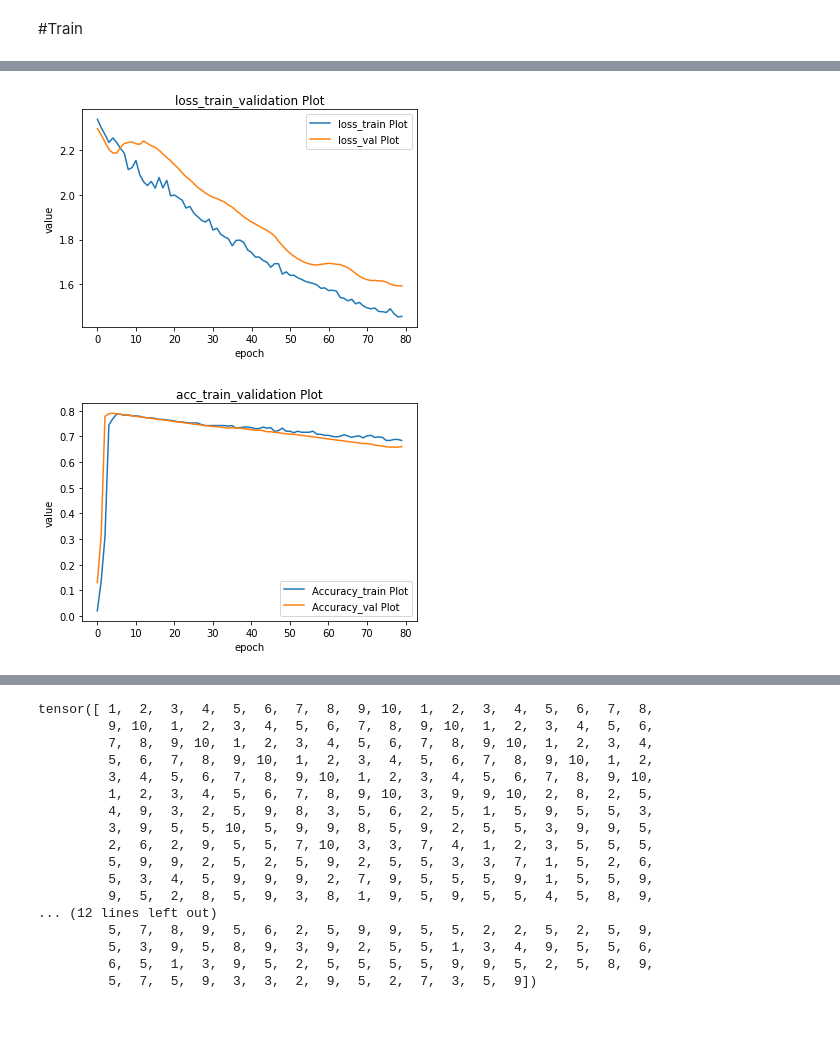
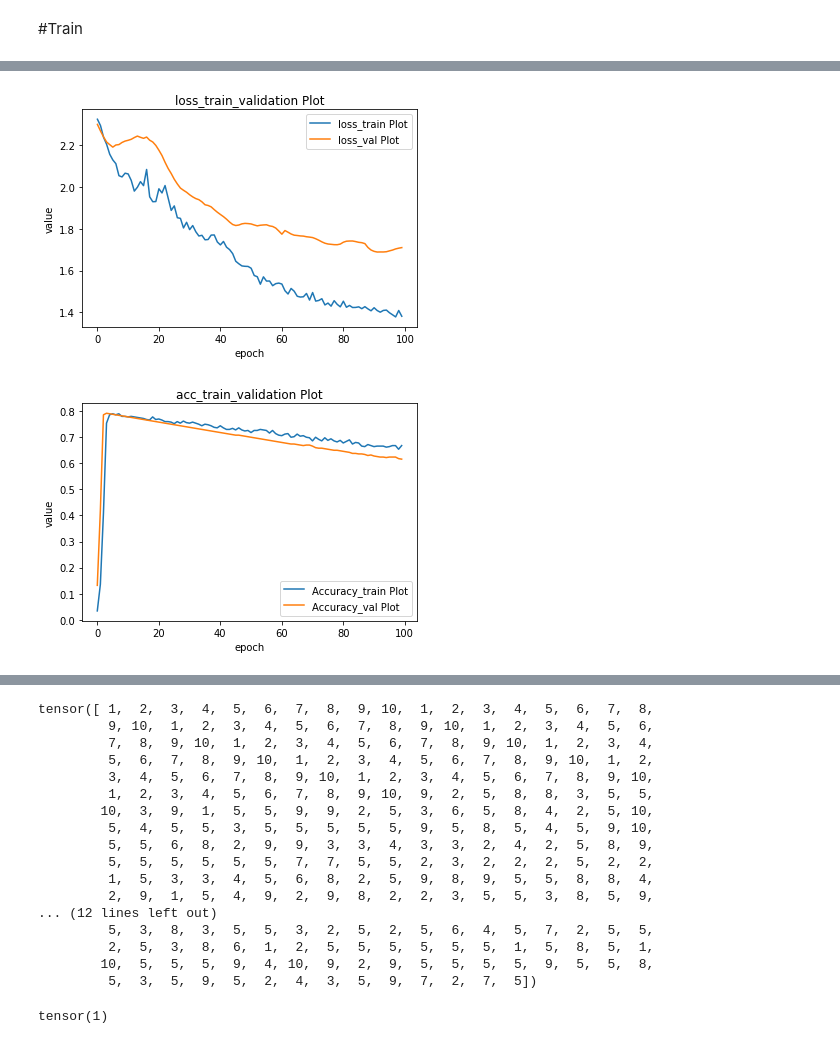
Before and after one commit to vahidseydi/GCN, a Jupyter notebook: FewShot+ActiveL.ipynb, the cells around one changed output, grey strips where cells are left out. Saved outputs shown, nothing was run; the diff lists cells and outputs as text; code cells hidden in the pictures.

```diff
--- a/FewShot+ActiveL.ipynb
+++ b/FewShot+ActiveL.ipynb
@@ -84,9 +84,9 @@ def load_data():
  labels=labels+1
 
  #جداسازی داده ها
- idx_train =range(round(p(50)))
+ idx_train =range(round(p(40)))
  idx_val = range(idx_train[-1],idx_train[-1]+round(p(30)))
- idx_test =range(idx_val[-1],idx_val[-1]+round(p(20)))
+ idx_test =range(idx_val[-1],idx_val[-1]+round(p(30)))
 
  idx_train = torch.LongTensor(idx_train)
  idx_val = torch.LongTensor(idx_val)
@@ -594,7 +594,7 @@ parser.add_argument('--no-cuda', action='store_true', default=False,
 parser.add_argument('--fastmode', action='store_true', default=False,
                     help='Validate during training pass.')
 parser.add_argument('--seed', type=int, default=42, help='Random seed.')
-parser.add_argument('--epochs', type=int, default=80,
+parser.add_argument('--epochs', type=int, default=100,
                     help='Number of epochs to train.')
 parser.add_argument('--lr', type=float, default=0.01,
                     help='Initial learning rate.')
@@ -757,7 +757,7 @@ Epoch: 0012 loss_train: 2.0904 acc_train: 0.7780 loss_val: 2.2277 acc_val: 0.776
 GCN(
   (gc1): GraphConvolution()
   (gc2): GraphConvolution()
 )
-[figure, old version]
+[figure, new version]
-[figure, old version]
+[figure, new version]
 Optimization Finished!
@@ -770,18 +770,22 @@ tensor([ 1,  2,  3,  4,  5,  6,  7,  8,  9, 10,  1,  2,  3,  4,  5,  6,  7,  8,
          7,  8,  9, 10,  1,  2,  3,  4,  5,  6,  7,  8,  9, 10,  1,  2,  3,  4,
          5,  6,  7,  8,  9, 10,  1,  2,  3,  4,  5,  6,  7,  8,  9, 10,  1,  2,
          3,  4,  5,  6,  7,  8,  9, 10,  1,  2,  3,  4,  5,  6,  7,  8,  9, 10,
-         1,  2,  3,  4,  5,  6,  7,  8,  9, 10,  3,  9,  9, 10,  2,  8,  2,  5,
-         4,  9,  3,  2,  5,  9,  8,  3,  5,  6,  2,  5,  1,  5,  9,  5,  5,  3,
-         3,  9,  5,  5, 10,  5,  9,  9,  8,  5,  9,  2,  5,  5,  3,  9,  9,  5,
-         2,  6,  2,  9,  5,  5,  7, 10,  3,  3,  7,  4,  1,  2,  3,  5,  5,  5,
-         5,  9,  9,  2,  5,  2,  5,  9,  2,  5,  5,  3,  3,  7,  1,  5,  2,  6,
-         5,  3,  4,  5,  9,  9,  9,  2,  7,  9,  5,  5,  5,  9,  1,  5,  5,  9,
-         9,  5,  2,  8,  5,  9,  3,  8,  1,  9,  5,  9,  5,  5,  4,  5,  8,  9,
+         1,  2,  3,  4,  5,  6,  7,  8,  9, 10,  9,  2,  5,  8,  8,  3,  5,  5,
+        10,  3,  9,  1,  5,  5,  9,  9,  2,  5,  3,  6,  5,  8,  4,  2,  5, 10,
+         5,  4,  5,  5,  3,  5,  5,  5,  5,  5,  9,  5,  8,  5,  4,  5,  9, 10,
+         5,  5,  6,  8,  2,  9,  9,  3,  3,  4,  3,  3,  2,  4,  2,  5,  8,  9,
+         5,  5,  5,  5,  5,  5,  7,  7,  5,  5,  2,  3,  2,  2,  2,  5,  2,  2,
+         1,  5,  3,  3,  4,  5,  6,  8,  2,  5,  9,  8,  9,  5,  5,  8,  8,  4,
+         2,  9,  1,  5,  4,  9,  2,  9,  8,  2,  2,  3,  5,  5,  3,  8,  5,  9,
 ... (12 lines left out)
-         5,  7,  8,  9,  5,  6,  2,  5,  9,  9,  5,  5,  2,  2,  5,  2,  5,  9,
-         5,  3,  9,  5,  8,  9,  3,  9,  2,  5,  5,  1,  3,  4,  9,  5,  5,  6,
-         6,  5,  1,  3,  9,  5,  2,  5,  5,  5,  5,  9,  9,  5,  2,  5,  8,  9,
-         5,  7,  5,  9,  3,  3,  2,  9,  5,  2,  7,  3,  5,  9])
+         5,  3,  8,  3,  5,  5,  3,  2,  5,  2,  5,  6,  4,  5,  7,  2,  5,  5,
+         2,  5,  3,  8,  6,  1,  2,  5,  5,  5,  5,  5,  5,  1,  5,  8,  5,  1,
+        10,  5,  5,  5,  9,  4, 10,  9,  2,  9,  5,  5,  5,  5,  9,  5,  5,  8,
+         5,  3,  5,  9,  5,  2,  4,  3,  5,  9,  7,  2,  7,  5])
+# %%
+labels_test_hidden[467]
+# %% [output]
+tensor(1)
 # %%
 labels_test
 # %% [output]
```
Also changed, not shown: parts of 13 cells of this notebook.
